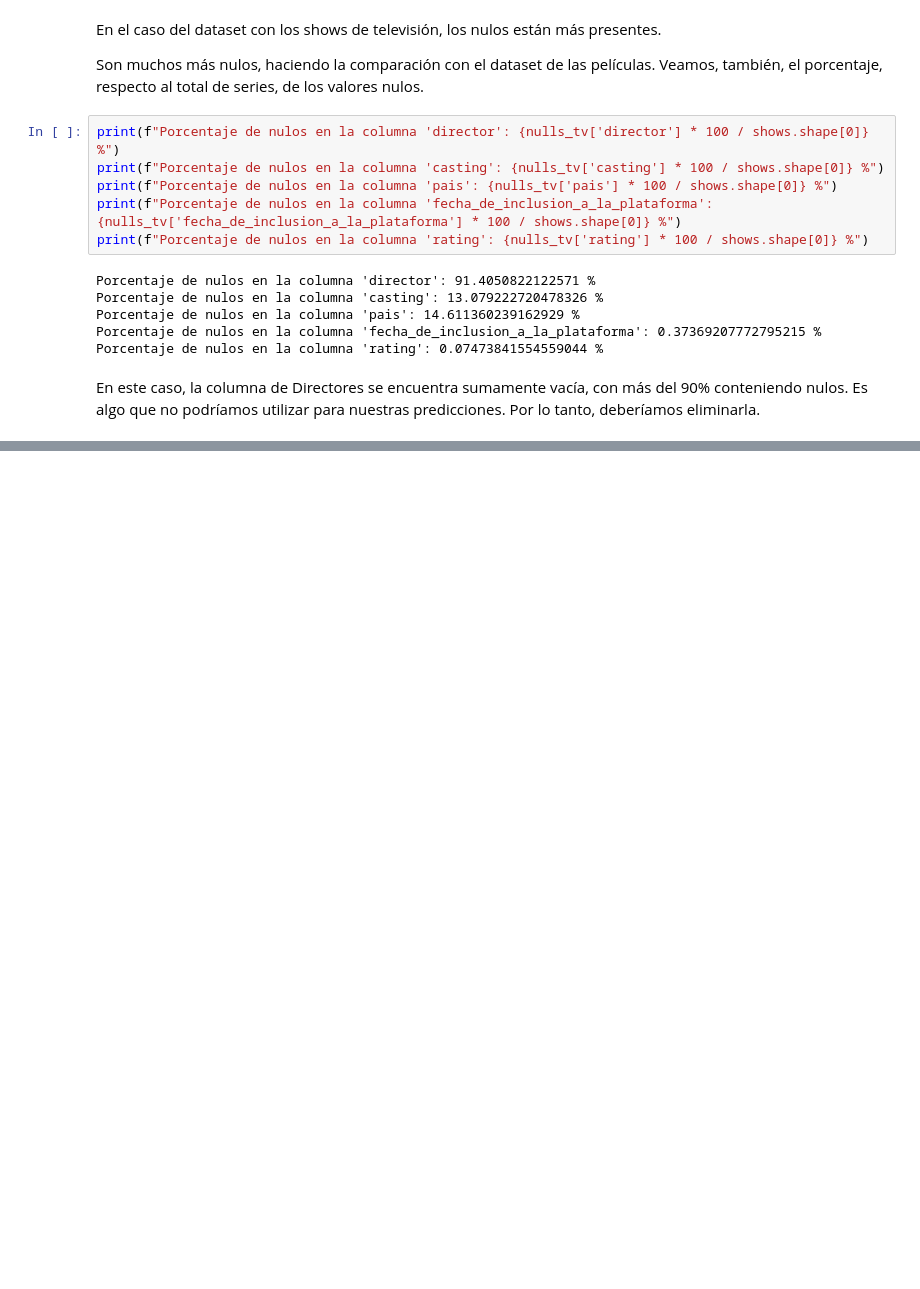
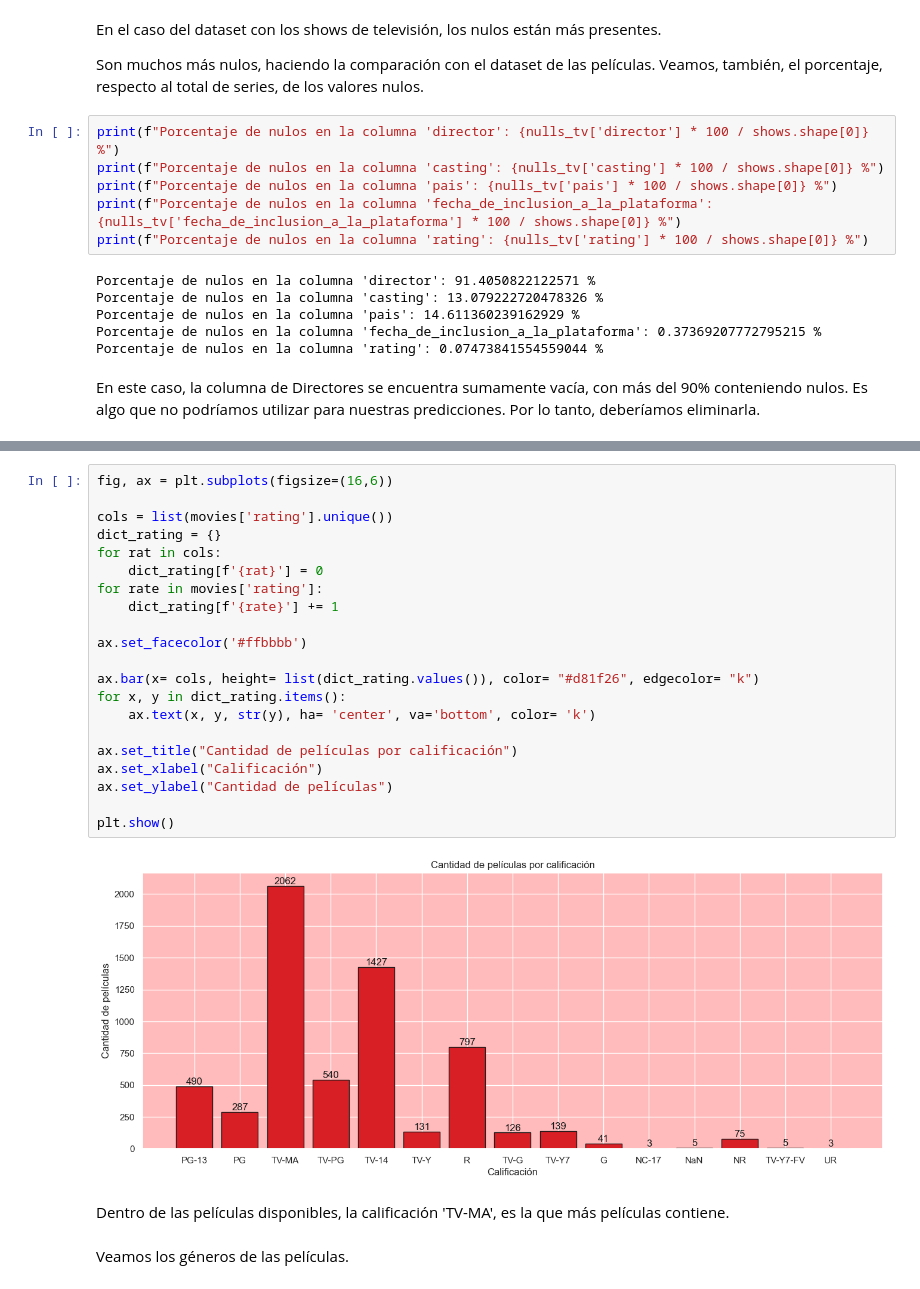
Before and after one commit to Mariagustin-Prg/Netflix-Predictor, a Jupyter notebook: notebook.ipynb, the cells around one changed output, grey strips where cells are left out. Saved outputs shown, nothing was run; the diff lists cells and outputs as text; blank space fills up the shorter version.

```diff
--- a/notebook.ipynb
+++ b/notebook.ipynb
@@ -286,0 +363,27 @@ En este caso, la columna de Directores se encuentra sumamente vacía, con más d
+# %%
+fig, ax = plt.subplots(figsize=(16,6))
+
+cols = list(movies['rating'].unique())
+dict_rating = {}
+for rat in cols:
+    dict_rating[f'{rat}'] = 0
+for rate in movies['rating']:
+    dict_rating[f'{rate}'] += 1
+
+ax.set_facecolor('#ffbbbb')
+
+ax.bar(x= cols, height= list(dict_rating.values()), color= "#d81f26", edgecolor= "k")
+for x, y in dict_rating.items():
+    ax.text(x, y, str(y), ha= 'center', va='bottom', color= 'k')
+
+ax.set_title("Cantidad de películas por calificación")
+ax.set_xlabel("Calificación")
+ax.set_ylabel("Cantidad de películas")
+
+plt.show()
+# %% [output]
+[figure, added]
+# %% [markdown]
+Dentro de las películas disponibles, la calificación 'TV-MA', es la que más películas contiene.
+# %% [markdown]
+Veamos los géneros de las películas.
```
Also changed, not shown: parts of 24 cells of this notebook.
